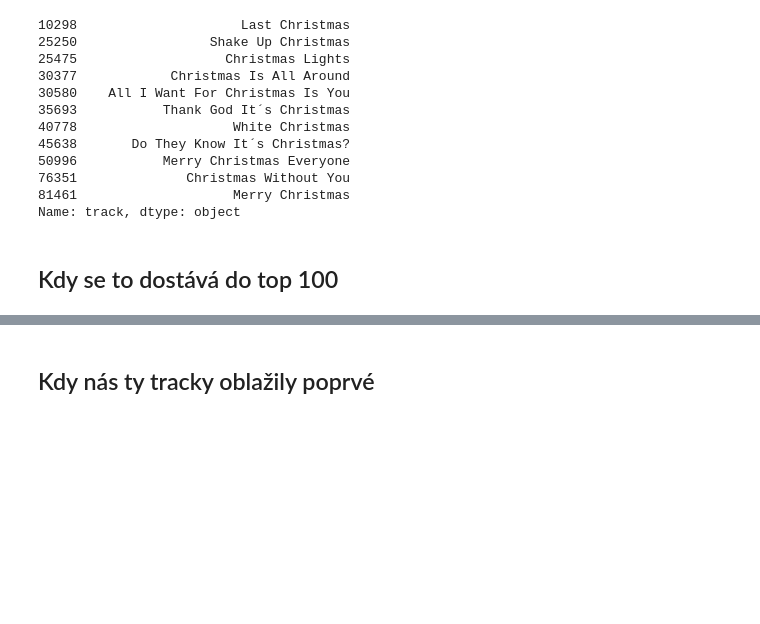
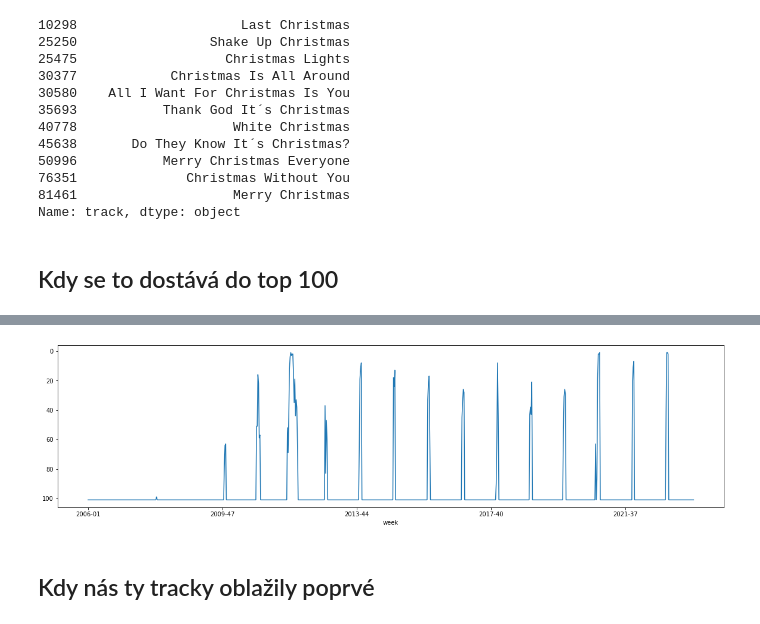
Before and after one commit to DataRozhlas/hitparady, a Jupyter notebook: 105 CZ100RADIO po roce Vánoce.ipynb, the cells around one changed output, grey strips where cells are left out. Cells and saved outputs as stored; diff of their text form; code cells hidden in the pictures; blank space fills up the shorter version.

```diff
--- a/105 CZ100RADIO po roce Vánoce.ipynb
+++ b/105 CZ100RADIO po roce Vánoce.ipynb
@@ -72,3 +77,13 @@ df[df['track'].isin(vanocni)].groupby("tyden")['rok'].nunique().plot.bar()
+# %%
+def cesta_pisne(seznam):
+    pracovni = df
+    pracovni = pracovni[(pracovni['track'].isin(seznam))].drop_duplicates(subset=['rok','tyden']).set_index("week", drop=True)
+    pracovni = pracovni.reindex(vsechnytydny, fill_value=101).sort_index()
+    return pracovni['pozice'].plot(figsize=(20,5)).invert_yaxis()
+# %%
+cesta_pisne(vanocni)
+# %% [output]
+[figure, added]
 # %% [markdown]
 ## Kdy nás ty tracky oblažily poprvé
 # %%
```
Also changed, not shown: parts of 18 cells of this notebook, 6 other files.
